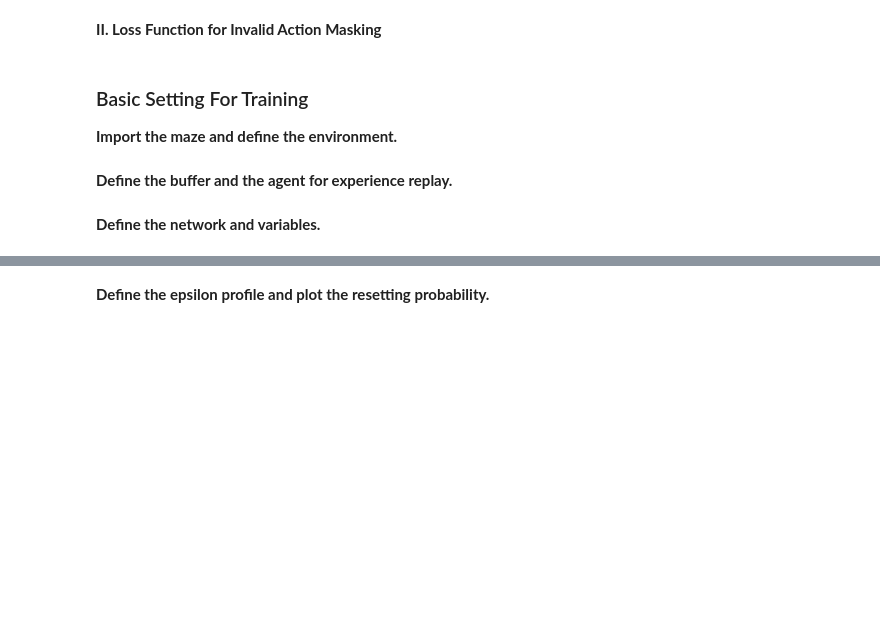
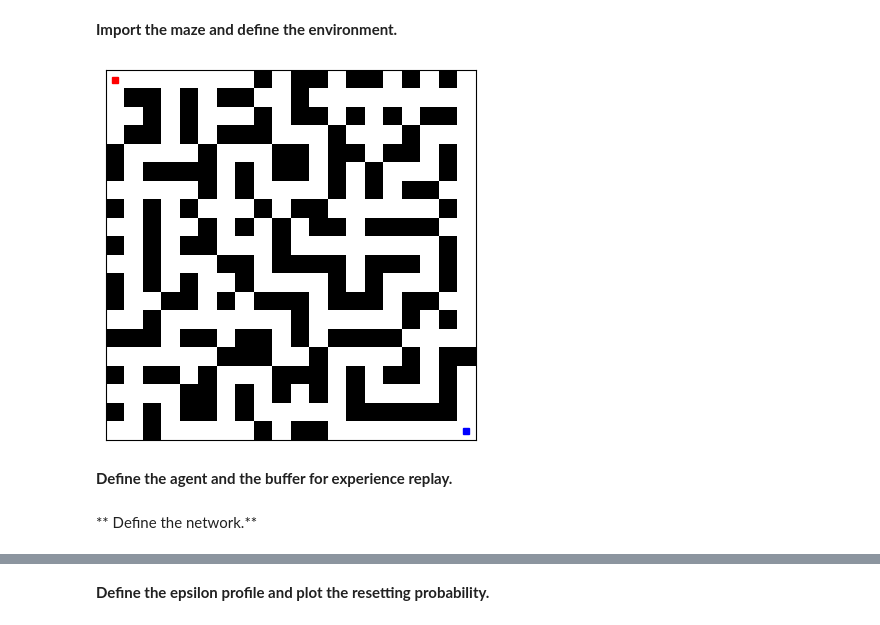
Before and after one commit to jayantiii/Q-learning-maze-251b, a Jupyter notebook: deep_qlearning.ipynb, the cells around one changed output, grey strips where cells are left out. Cells and saved outputs as stored; diff of their text form; code cells hidden in the pictures; blank space fills up the shorter version.

Commit message:
initial commit

```diff
--- a/deep_qlearning.ipynb
+++ b/deep_qlearning.ipynb
@@ -181,3 +120 @@ def Qloss(batch, net, gamma=0.99, device="cuda"):
     return nn.MSELoss()(state_action_values, expected_state_action_values)
-# %% [markdown]
-**II. Loss Function for Invalid Action Masking**
@@ -205,21 +121,17 @@ def Qloss_action(batch, net, gamma, device):
 # %% [markdown]
-### Basic Setting For Training
 **Import the maze and define the environment.**
 # %%
 from environment import MazeEnvironment
 
-# Import the maze
 maze = np.load('maze_generator/maze.npy')
 
-# Set initial position and target position
 initial_position = [0,0]
 goal = [len(maze)-1, len(maze)-1]
 
-# Define environment
-USE_MASKED_Q_LEARNING = True
-maze_env = MazeEnvironment(maze, initial_position, goal, masked=USE_MASKED_Q_LEARNING)
-
-# Draw Maze
-maze_env.draw('maze_10.pdf')
+maze_env = MazeEnvironment(maze, initial_position, goal)
+# %%
+maze_env.draw('maze_20.pdf')
+# %% [output]
+[figure, added]
 # %% [markdown]
-**Define the buffer and the agent for experience replay.**
+**Define the agent and the buffer for experience replay.**
@@ -239,3 +148,3 @@ agent = Agent(maze = maze_env,
 # %% [markdown]
-**Define the network and variables.**
+** Define the network.**
 # %%
```
Also changed, not shown: parts of 31 cells of this notebook.
